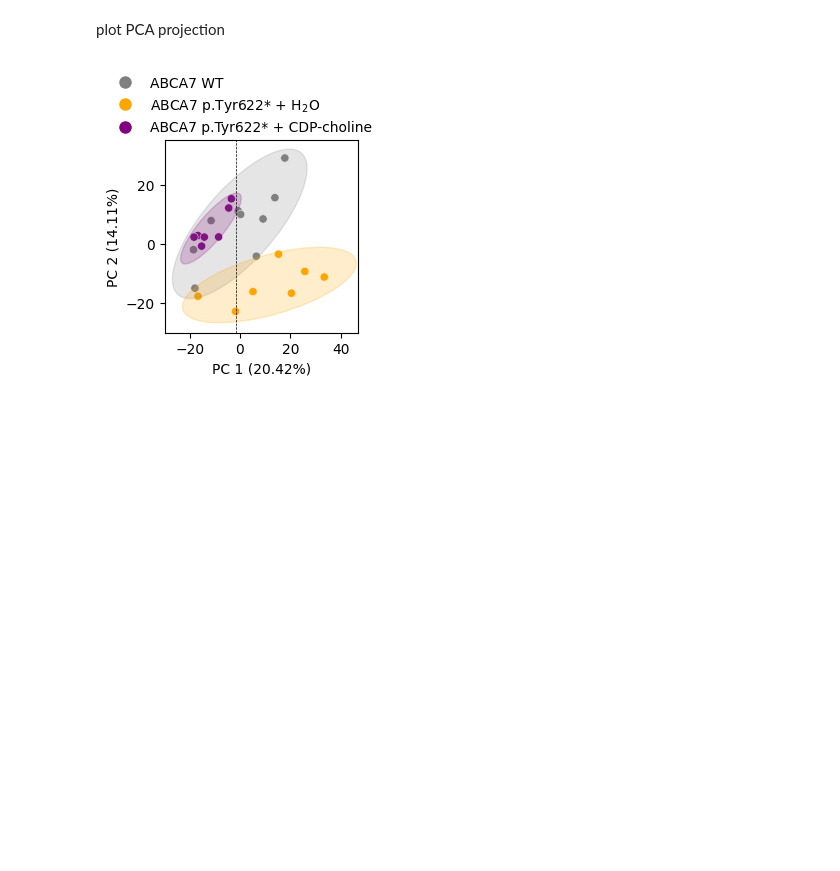
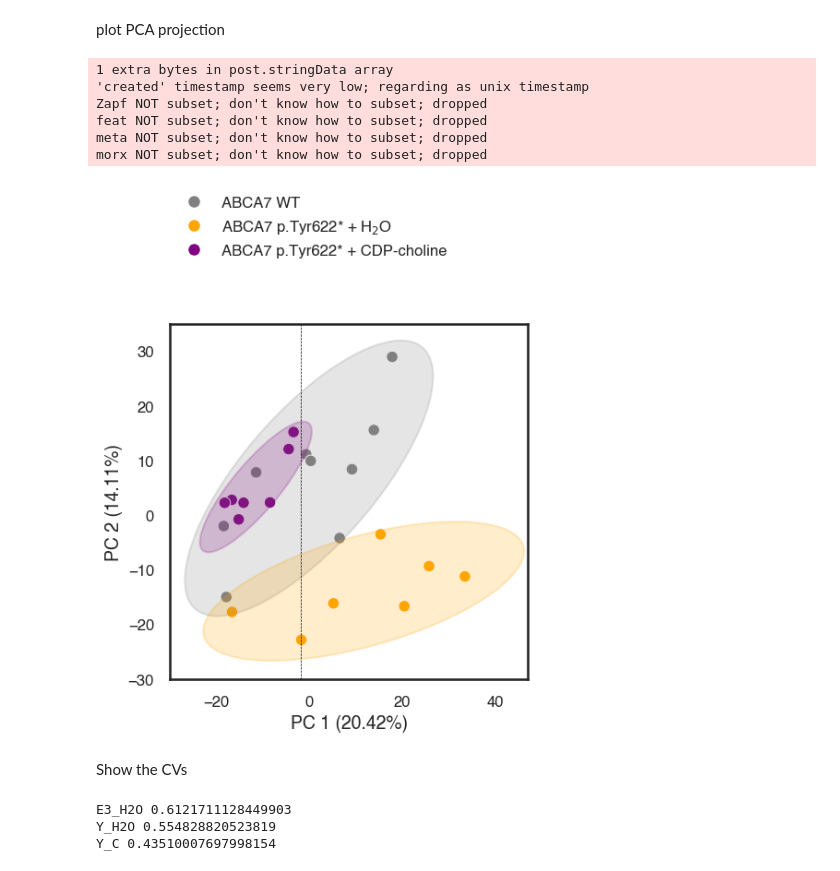
Before and after one commit to djunamay/ABCA7lof2, a Jupyter notebook: analyses/iN_LCMS/metabolomics/SUB15127_cells_metabolomics_untargeted.ipynb, the cells around one changed output. Cells and saved outputs as stored; diff of their text form; code cells hidden in the pictures; blank space fills up the shorter version.

```diff
--- a/analyses/iN_LCMS/metabolomics/SUB15127_cells_metabolomics_untargeted.ipynb
+++ b/analyses/iN_LCMS/metabolomics/SUB15127_cells_metabolomics_untargeted.ipynb
@@ -18,3 +18,24 @@ June 17, 2025
+# %%
+import seaborn as sns
+sns.set_theme(style="white", context="talk")
+import matplotlib as mpl
+# For PDF output:
+mpl.rcParams['pdf.fonttype'] = 42      # 42 = TrueType (editable)
+# For SVG output:
+mpl.rcParams['svg.fonttype'] = 'none'
+
+mpl.rcParams['font.family'] = 'sans-serif'
+mpl.rcParams['font.sans-serif'] = ['Helvetica', 'Arial']
+
+import matplotlib as mpl
+mpl.rcParams.update({
+    'font.size':        12,   # default text size
+    'axes.labelsize':   14,   # x/y label size
+    'xtick.labelsize':  12,   # tick label size
+    'ytick.labelsize':  12,
+    'legend.fontsize':  12,
+    'axes.titlesize':   16,
+})
 # %%
 # import packages
 import numpy as np
@@ -93,7 +114,7 @@ principal_components = pd.DataFrame(data=principal_components, columns=['PC1', '
 principal_components['condition'] = names_subset
 
 # plot PCA
-plt.figure(figsize=(2.5, 2.5))
+plt.figure(figsize=(5, 5))
 palette = {'E3_H2O': 'grey', 'Y_H2O': 'orange', 'Y_C': 'purple', 'G2_H2O': 'blue'}
 sns.scatterplot(x='PC1', y='PC2', hue='condition', data=principal_components, palette=palette, edgecolor='w')
 explained_variance = pca.explained_variance_ratio_
@@ -118,31 +139,39 @@ for treatment in principal_components['condition'].unique():
                             alpha=0.2,
                             color=palette[treatment])
     plt.gca().add_patch(ellipse)
 
 explained_variance = pca.explained_variance_ratio_
 plt.xlabel(f'PC 1 ({explained_variance[0]*100:.2f}%)')
 plt.ylabel(f'PC 2 ({explained_variance[1]*100:.2f}%)')
 plt.legend(title='Line', bbox_to_anchor=(1.05, 1), loc='upper left')
 # Remove the existing legend
 plt.legend([],[], frameon=False)
 
 # Add a custom legend based on marker type
 legend_elements = [
     Line2D([0], [0], marker='o', color='w',
            markerfacecolor='grey', markersize=10,linestyle='None', label='ABCA7 WT'),
 
            Line2D([0], [0], marker='o', markerfacecolor='orange',color='w',
            markersize=10, linestyle='None', label='ABCA7 p.Tyr622* + H$_2$O'),
            Line2D([0], [0], marker='o', markerfacecolor='purple',color='w',
            markersize=10, linestyle='None', label='ABCA7 p.Tyr622* + CDP-choline')
 ]
 plt.legend(handles=legend_elements, title='', bbox_to_anchor=(.4, 1.4), loc='upper center', frameon=False)
 # Add vertical line along the mean of PC1
 mean_pc1 = principal_components['PC1'].median()
 plt.axvline(x=mean_pc1, color='black', linestyle='--',  linewidth=0.5)
 
 plt.xlim(-30,47)
 plt.ylim(-30,35)
 plt.savefig('/Users/djuna/Documents/ABCA7lof2/editorial_paper/main_panels_svgs/ed12/pca_plot_y622_choline_metab.pdf', bbox_inches='tight')
 # %% [output]
+1 extra bytes in post.stringData array
+'created' timestamp seems very low; regarding as unix timestamp
+Zapf NOT subset; don't know how to subset; dropped
+feat NOT subset; don't know how to subset; dropped
+meta NOT subset; don't know how to subset; dropped
+morx NOT subset; don't know how to subset; dropped
-[figure, old version]
+[figure, new version]
+# %% [markdown]
+Show the CVs
@@ -148,0 +181,10 @@ plt.savefig('/Users/djuna/Documents/ABCA7lof2/editorial_paper/main_panels_svgs/e
+# %%
+target = ['E3_H2O', 'Y_H2O', 'Y_C']
+for t in target:
+    Xi = X[:,y==t]
+    CV = np.std(Xi, axis=1)/np.mean(Xi, axis=1)
+    print(t, np.median(CV))
+# %% [output]
+E3_H2O 0.6121711128449903
+Y_H2O 0.554828820523819
+Y_C 0.43510007697998154
```
Also changed, not shown: parts of 2 cells of this notebook.
